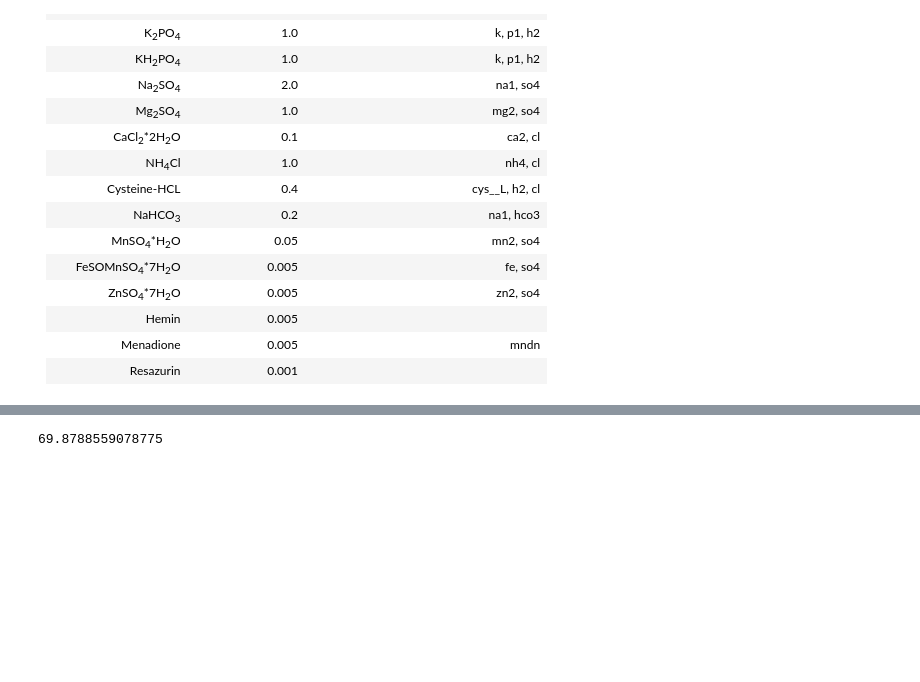
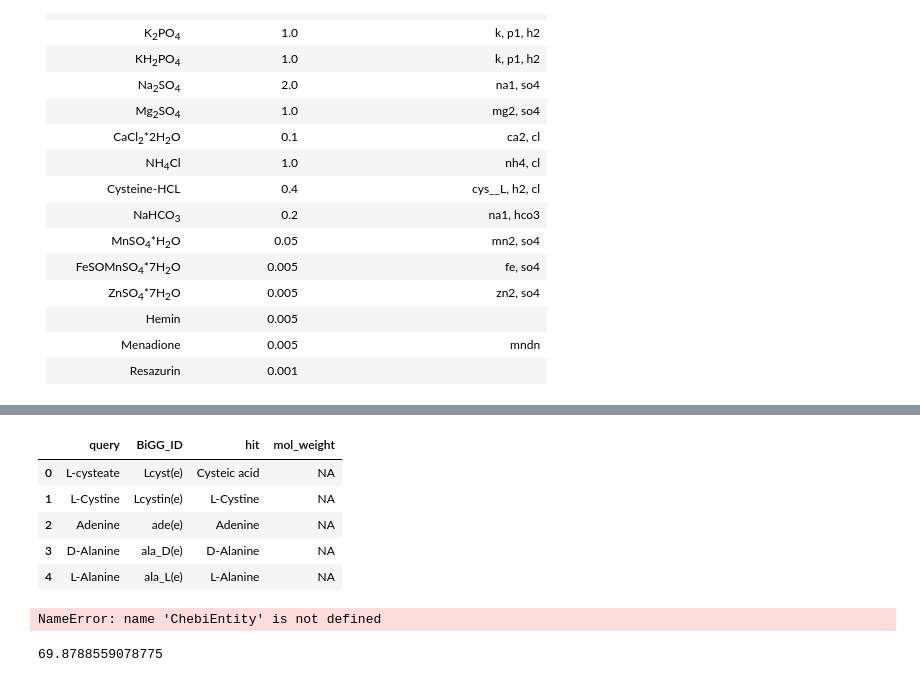
Before and after one commit to PrabJ/Flux_Balance_F_Prausnitzii, a Jupyter notebook: Metabolic_flux.ipynb, the cells around one changed output, grey strips where cells are left out. Drawn from its saved outputs; the diff is of its cells as text; code cells hidden in the pictures; blank space fills up the shorter version.

```diff
--- a/Metabolic_flux.ipynb
+++ b/Metabolic_flux.ipynb
@@ -735,3 +730,47 @@ Secretion
+# %%
+x=[final_test_model.reactions.get_by_id(compound_id).name for compound_id in final_model.medium]
+x=[compound[:(len(compound)-3)] for compound in x]
+x=[compoundname.replace("EX_", "") for compoundname in x]
+x=[compoundname.replace("excha", "").strip() for compoundname in x]
+";".join(x)
+
+url = "http://api.xialab.ca/mapcompounds"
+
+payload = "{\n\t\"queryList\": \"%s;\",\n\t\"inputType\": \"name\"\n}" %";".join(x)
+headers = {
+    'Content-Type': "application/json",
+    'cache-control': "no-cache",
+    }
+
+response = requests.request("POST", url, data=payload, headers=headers)
+
+dict=json.loads(response.text)
+mapped_compounds=pd.DataFrame(dict)
+
+mol_weight=[]
+for i in mapped_compounds["chebi_id"]:
+    try:
+        x= ChebiEntity(str(i))
+        mol_weight.append(x.get_mass())
+    except:
+        mol_weight.append("NA")
+        continue
+
+mapped_compounds["mol_weight"]=mol_weight
+mapped_compounds["BiGG_ID"]=[final_test_model.reactions.get_by_id(compound_id).id[3:] for compound_id in final_test_model.medium]
+weights=mapped_compounds[["query", "BiGG_ID", "hit", "mol_weight"]]
+weights
+# %% [output]
+|  | query | BiGG_ID | hit | mol_weight |
+| 0 | L-cysteate | Lcyst(e) | Cysteic acid | NA |
+| 1 | L-Cystine | Lcystin(e) | L-Cystine | NA |
+| 2 | Adenine | ade(e) | Adenine | NA |
+| 3 | D-Alanine | ala_D(e) | D-Alanine | NA |
+| 4 | L-Alanine | ala_L(e) | L-Alanine | NA |
+# %%
+ChebiEntity(str(21260))
+# %% [output]
+NameError: name 'ChebiEntity' is not defined
 # %%
 
 # from cobra.medium import minimal_medium
```
Also changed, not shown: parts of 7 cells of this notebook.
